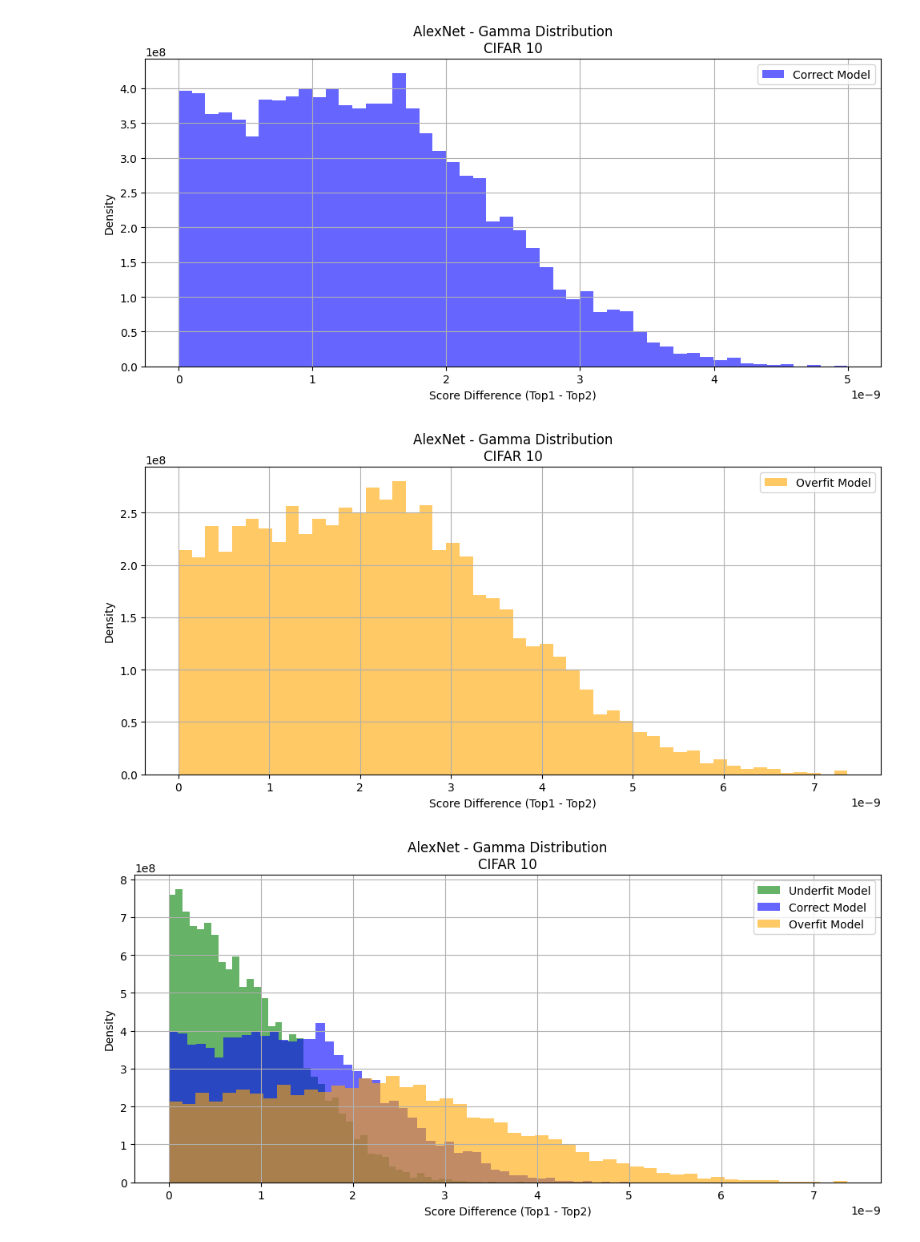
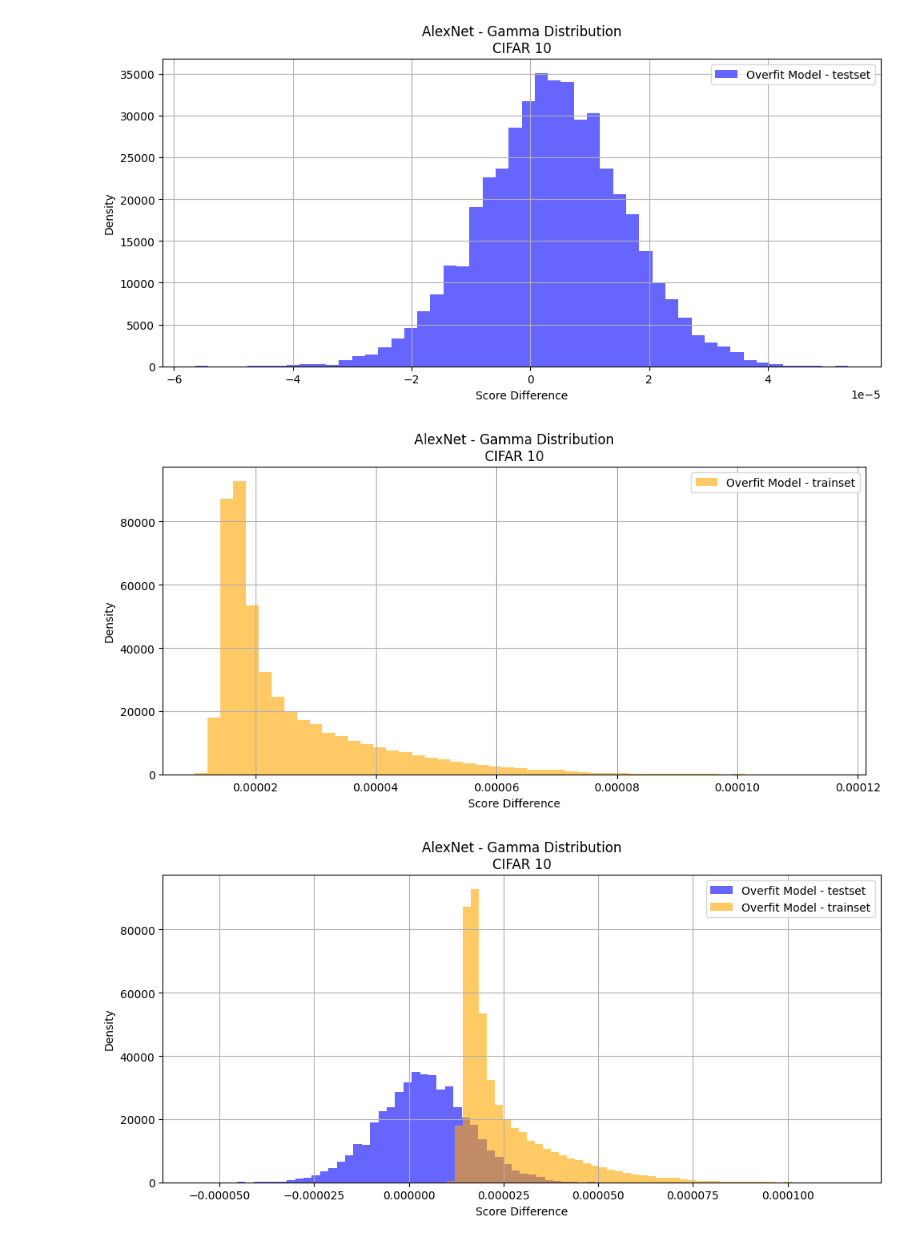
Before and after one commit to SamanwaySadhu/Privacy-Preserving-Overfitting-Detection, a Jupyter notebook: image_model_experiments/spectral_norm_alexnet_cifar10.ipynb, the cells around one changed output. Drawn from its saved outputs; the diff is of its cells as text; code cells hidden in the pictures.

Commit message:
Update CIFAR10 Alexnet experiment and Tabular German experiment

```diff
--- a/image_model_experiments/spectral_norm_alexnet_cifar10.ipynb
+++ b/image_model_experiments/spectral_norm_alexnet_cifar10.ipynb
@@ -92,15 +94,11 @@ def compute_spectral_complexity(model: nn.Module):
 
     return R_A, total_product, final_sum_term
 # %%
-def compute_gamma_distribution(model_path):
+def compute_gamma_distribution(model_path, train = False):
     print("Loading pretrained AlexNet model...")
-    # Load pre-trained AlexNet
-    model = alexnet(pretrained=True)
-    num_ftrs = model.classifier[6].in_features
-    model.classifier[6] = nn.Linear(num_ftrs, 10)
 
     device = torch.device("cuda" if torch.cuda.is_available() else "cpu")
-    model = model.to(device)
+    model = Cifar10AlexNet().to(device)
 
     model.load_state_dict(torch.load(model_path, map_location=torch.device(device)))
 
@@ -120,11 +118,10 @@ def compute_gamma_distribution(model_path):
     print(f"Total Spectral Complexity (R_A): {spectral_complexity.item():.4e}")
 
     transform = transforms.Compose([
-        transforms.Resize(224),  # Resize for AlexNet
         transforms.ToTensor(),
         transforms.Normalize((0.4914, 0.4822, 0.4465), (0.2023, 0.1994, 0.2010)) # CIFAR-10 mean/std
     ])
-    testset = torchvision.datasets.CIFAR10(root='./data', train=False, download=True, transform=transform)
+    testset = torchvision.datasets.CIFAR10(root='./data', train=train, download=True, transform=transform)
     testloader = torch.utils.data.DataLoader(testset, batch_size=128, shuffle=False, num_workers=2)
 
     num_samples = len(testset)
@@ -137,8 +134,23 @@ def compute_gamma_distribution(model_path):
         for inputs, targets in pbar:
             inputs, targets = inputs.to(device), targets.to(device)
             outputs = model(inputs)
-            top2 = torch.topk(outputs, k=2, dim=1).values
-            diffs.extend((top2[:, 0] - top2[:, 1]).cpu().numpy())
+            # 1. Get the score corresponding to the target class
+            # We use torch.arange to index the rows, and targets to index the columns
+            batch_indices = torch.arange(inputs.size(0)).to(device)
+            target_scores = outputs[batch_indices, targets]
+
+            # 2. Find the max of non-target classes
+            # Create a clone so we don't modify the original outputs
+            outputs_without_target = outputs.clone()
+
+            # Set the target indices to -infinity so they are never selected as max
+            outputs_without_target[batch_indices, targets] = -float('inf')
+
+            # Now taking the max gives us the highest score among the "wrong" classes
+            max_others = torch.max(outputs_without_target, dim=1).values
+
+            # 3. Calculate difference (Target - Max(Others))
+            diffs.extend((target_scores - max_others).cpu().numpy())
             data_l2_norm += torch.sum(inputs**2)
 
     normal_diffs = np.array(diffs)/(spectral_complexity.item() * (torch.sqrt(data_l2_norm) / num_samples))
@@ -147,9 +159,8 @@ def compute_gamma_distribution(model_path):
 
     # return np.array(diffs)
 # %%
-underfit = compute_gamma_distribution("ckpt_alexnet_cifar10/epoch_1.pth")
-correct = compute_gamma_distribution("ckpt_alexnet_cifar10/epoch_16.pth")
-overfit = compute_gamma_distribution("ckpt_alexnet_cifar10/epoch_100.pth")
+overfit_train = compute_gamma_distribution("ckpt_alexnet_cifar10_overfit/epoch_500.pth", True)
+overfit_test = compute_gamma_distribution("ckpt_alexnet_cifar10_overfit/epoch_500.pth", False)
 # %% [output]
 Loading pretrained AlexNet model...
 
@@ -226,24 +201,24 @@ plt.show()
 # %%
 plt.figure(figsize=(10, 5))
 # plt.hist(underfit, bins=50, alpha=0.6, label="Underfit Model", color="green", density=True)
-plt.hist(correct, bins=50, alpha=0.6, label="Correct Model", color="blue", density=True)
+plt.hist(overfit_test, bins=50, alpha=0.6, label="Overfit Model - testset", color="blue", density=True)
 # plt.hist(overfit, bins=50, alpha=0.6, label="Overfit Model", color="orange", density=True)
-plt.xlabel("Score Difference (Top1 - Top2)")
+plt.xlabel("Score Difference")
 plt.ylabel("Density")
 plt.title(f"AlexNet - Gamma Distribution\nCIFAR 10")
 plt.legend()
 plt.grid(True)
 plt.tight_layout()
 # plt.savefig("gamma_hist_ResNet18_cifar10.png")
 plt.show()
 # %% [output]
-[figure, old version]
+[figure, new version]
 # %%
 plt.figure(figsize=(10, 5))
 # plt.hist(underfit, bins=50, alpha=0.6, label="Underfit Model", color="green", density=True)
 # plt.hist(correct, bins=50, alpha=0.6, label="Correct Model", color="blue", density=True)
-plt.hist(overfit, bins=50, alpha=0.6, label="Overfit Model", color="orange", density=True)
-plt.xlabel("Score Difference (Top1 - Top2)")
+plt.hist(overfit_train, bins=50, alpha=0.6, label="Overfit Model - trainset", color="orange", density=True)
+plt.xlabel("Score Difference")
 plt.ylabel("Density")
 plt.title(f"AlexNet - Gamma Distribution\nCIFAR 10")
 plt.legend()
@@ -252,21 +227,21 @@ plt.tight_layout()
 # plt.savefig("gamma_hist_ResNet18_cifar10.png")
 plt.show()
 # %% [output]
-[figure, old version]
+[figure, new version]
 # %%
 plt.figure(figsize=(10, 5))
-plt.hist(underfit, bins=50, alpha=0.6, label="Underfit Model", color="green", density=True)
-plt.hist(correct, bins=50, alpha=0.6, label="Correct Model", color="blue", density=True)
-plt.hist(overfit, bins=50, alpha=0.6, label="Overfit Model", color="orange", density=True)
-plt.xlabel("Score Difference (Top1 - Top2)")
+# plt.hist(underfit, bins=50, alpha=0.6, label="Underfit Model", color="green", density=True)
+plt.hist(overfit_test, bins=50, alpha=0.6, label="Overfit Model - testset", color="blue", density=True)
+plt.hist(overfit_train, bins=50, alpha=0.6, label="Overfit Model - trainset", color="orange", density=True)
+plt.xlabel("Score Difference")
 plt.ylabel("Density")
 plt.title(f"AlexNet - Gamma Distribution\nCIFAR 10")
 plt.legend()
 plt.grid(True)
 plt.tight_layout()
-plt.savefig("gamma_hist_alexnet_cifar10.png")
+plt.savefig("gamma_hist_alexnet_cifar10_overfit.png")
 plt.show()
 # %% [output]
-[figure, old version]
+[figure, new version]
 # %%
 transform = transforms.Compose([
```
Also changed, not shown: parts of 14 cells of this notebook, 3 other files.
